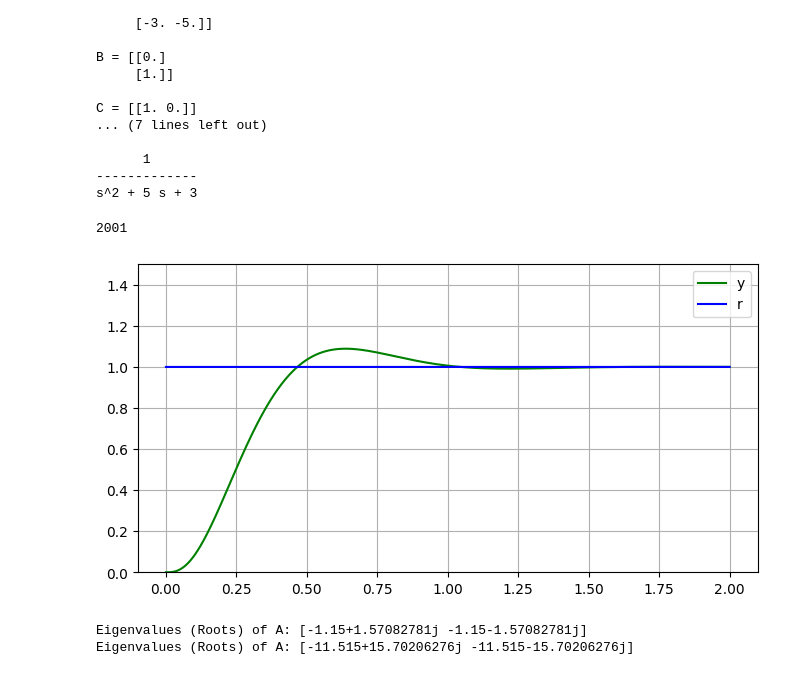
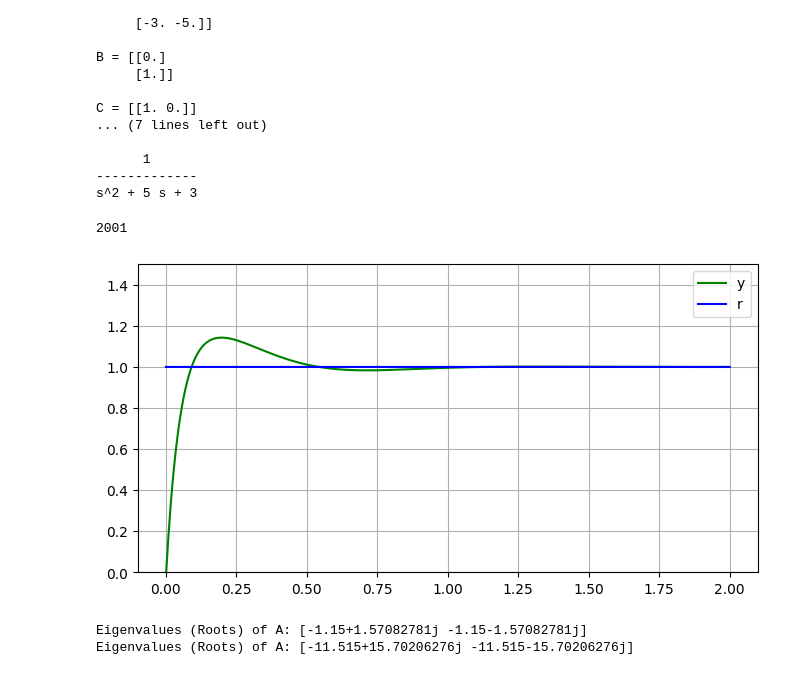
Before and after one commit to ibribr/Control-Engineering, a Jupyter notebook: Example_12_10_PID.ipynb, the cells around one changed output. Drawn from its saved outputs; the diff is of its cells as text; code cells hidden in the pictures.

```diff
--- a/Example_12_10_PID.ipynb
+++ b/Example_12_10_PID.ipynb
@@ -67,39 +67,45 @@ t0 = 0
 t1 = 2           # remeber that Ts is 1 sec
 dt = 0.001
 nt = int( t1 / dt ) + 1 # Number of points of sim time
 t = np.linspace(t0, t1, nt)
 er_sum = 0
 last_y = 0
+last_e = 0
 
 print(t.shape[0])
 rplt = np.zeros(t.shape[0])
 yplt = np.zeros(t.shape[0])
 
 for i in range(t.shape[0]):
   # model
-  xdot = np.dot(A, x) + B * u        #state equation
+  xdot = A @ x + B * u        #state equation
   x = x + xdot * dt
-  y = np.dot(C,x)+ D * u             # output equation
+  y = C @ x + D * u             # output equation
 
-  e = r - y                    # integral coontrol
+  e = r - y                    # I-PD controller
   er_sum = er_sum + e * dt
-  u = ki * er_sum - kp * y - kd * (y - last_y)/dt
-  last_y = y
+  #u = ki * er_sum - kp * y - kd * (y - last_y)/dt
+  #last_y = y
+
+  # Standard PID controller
+  u = kp * e + ki * er_sum + kd * (e - last_e)/dt
+  last_e = e
+
 
   yplt[i] = y
   rplt[i] = r
 
 # plot results
 plt.figure(figsize=(8, 4))
 plt.plot(t, yplt, 'green')
 plt.plot(t, rplt, 'blue')
 plt.ylim(0, 1.5)
 plt.grid()
 plt.legend(['y','r'])
 plt.show()
 # %% [output]
 2001
-[figure, old version]
+[figure, new version]
 # %%
 # plot roots (eigenvalues) of the system matrix of controlled system and observer
 sys_eigenvalues, _ = np.linalg.eig(A-np.outer(B, K))
```
